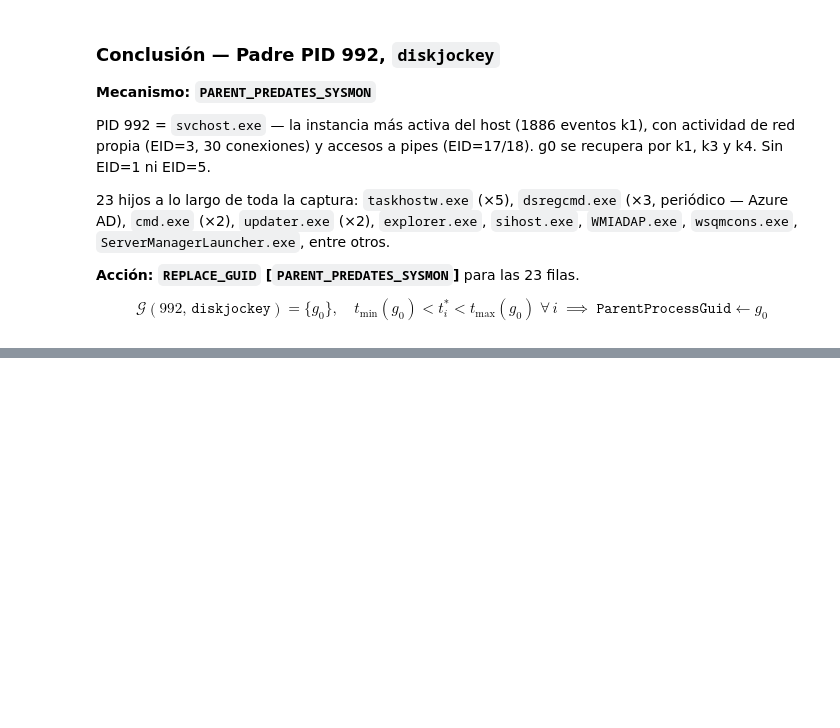
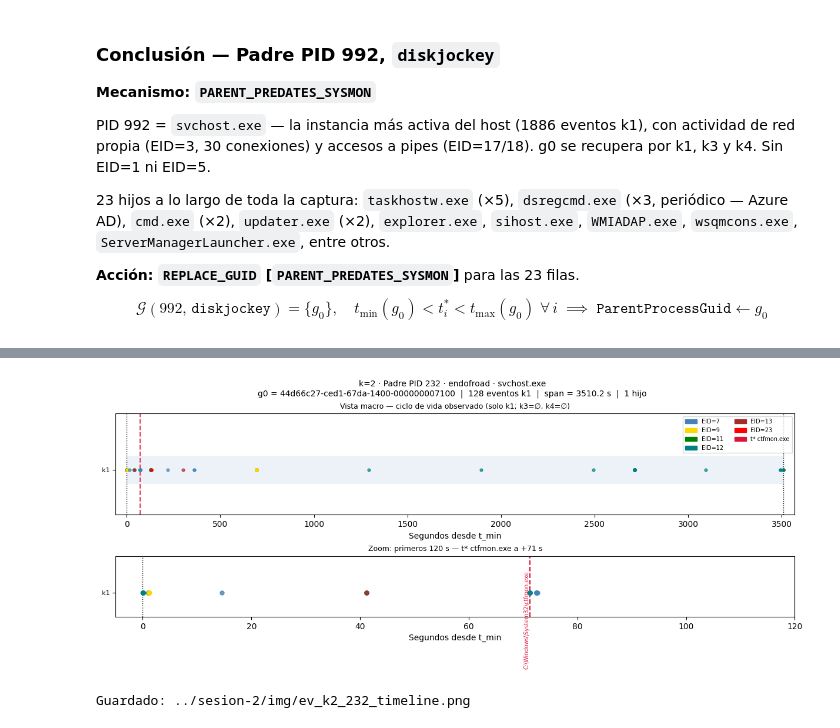
Before and after one commit to ollerenac/curso2026, a Jupyter notebook: sesion-2/9_enfoque_B.ipynb, the cells around one changed output, grey strips where cells are left out. Saved outputs shown, nothing was run; the diff lists cells and outputs as text; code cells hidden in the pictures; blank space fills up the shorter version.

```diff
--- a/sesion-2/9_enfoque_B.ipynb
+++ b/sesion-2/9_enfoque_B.ipynb
@@ -4760,0 +4823,71 @@ $$
+# %%
+import matplotlib.pyplot as plt
+import matplotlib.patches as mpatches
+
+OUT = '../sesion-2/img/ev_k2_232_timeline.png'
+
+ev_k1_232 = df[~df['EventID'].isin([8,10]) & (df['ProcessGuid']==g0_232)].copy(); ev_k1_232['kpair']='k1'
+all_ev_232 = ev_k1_232  # solo k1 — k3=∅, k4=∅
+
+t0_232 = t_min_232
+def sec232(t): return (pd.Timestamp(t) - t0_232).total_seconds()
+
+colors_eid = {7:'steelblue', 9:'gold', 11:'green', 12:'teal', 13:'brown', 23:'red'}
+markers_kp = {'k1':'o'}
+y_kp       = {'k1':0}
+
+fig, (ax1, ax2) = plt.subplots(2, 1, figsize=(12, 5),
+                                gridspec_kw={'height_ratios':[2, 1.2]},
+                                constrained_layout=True)
+fig.suptitle(f'k=2 · Padre PID 232 · endofroad · svchost.exe\n'
+             f'g0 = {g0_232}  |  {len(all_ev_232)} eventos k1  |  span = {span_s_232:.1f} s  |  1 hijo',
+             fontsize=10)
+
+# Panel superior: macro
+ax1.set_title('Vista macro — ciclo de vida observado (solo k1; k3=∅, k4=∅)', fontsize=9)
+ax1.barh(0, span_s_232, left=0, height=0.25, color='steelblue', alpha=0.1)
+for _, row in all_ev_232.iterrows():
+    if pd.isna(row['ts']): continue
+    ax1.scatter(sec232(row['ts']), 0,
+                color=colors_eid.get(int(row['EventID']), 'gray'),
+                marker='o', s=12, alpha=0.7, zorder=3)
+for _, row in sent_232.iterrows():
+    ax1.axvline(sec232(row['ts']), color='crimson', lw=1.5, ls='--', alpha=0.8,
+                label='t* ctfmon.exe')
+ax1.axvline(0,           color='black', lw=1, ls=':')
+ax1.axvline(span_s_232,  color='black', lw=1, ls=':')
+eid_in = [e for e in sorted(colors_eid) if e in all_ev_232['EventID'].values]
+patches = [mpatches.Patch(color=colors_eid[e], label=f'EID={e}') for e in eid_in]
+patches += [mpatches.Patch(color='crimson', label='t* ctfmon.exe')]
+ax1.legend(handles=patches, fontsize=7, loc='upper right', ncol=2)
+ax1.set_xlim(-60, span_s_232+60); ax1.set_ylim(-0.4, 0.5)
+ax1.set_yticks([0]); ax1.set_yticklabels(['k1'], fontsize=8)
+ax1.set_xlabel('Segundos desde t_min')
+
+# Panel inferior: zoom primeros 120 s
+ax2.set_title('Zoom: primeros 120 s — t* ctfmon.exe a +71 s', fontsize=9)
+zoom_hi = 120
+for _, row in all_ev_232.iterrows():
+    if pd.isna(row['ts']): continue
+    x = sec232(row['ts'])
+    if x > zoom_hi: continue
+    ax2.scatter(x, 0, color=colors_eid.get(int(row['EventID']), 'gray'),
+                marker='o', s=25, alpha=0.8, zorder=3)
+for _, row in sent_232.iterrows():
+    x = sec232(row['ts'])
+    if x > zoom_hi: continue
+    lbl = str(row['Image']).split('\\\\')[-1]
+    ax2.axvline(x, color='crimson', lw=1.5, ls='--')
+    ax2.text(x, 0.35, lbl, rotation=90, fontsize=7,
+             color='crimson', va='top', ha='right')
+ax2.axvline(0, color='black', lw=1, ls=':')
+ax2.set_xlim(-5, zoom_hi); ax2.set_ylim(-0.4, 0.6)
+ax2.set_yticks([0]); ax2.set_yticklabels(['k1'], fontsize=8)
+ax2.set_xlabel('Segundos desde t_min')
+
+fig.savefig(OUT, dpi=150, bbox_inches='tight')
+plt.show()
+print(f'Guardado: {OUT}')
+# %% [output]
+[figure, added]
+Guardado: ../sesion-2/img/ev_k2_232_timeline.png
```
Also changed, not shown: parts of 3 cells of this notebook, 2 other files.
